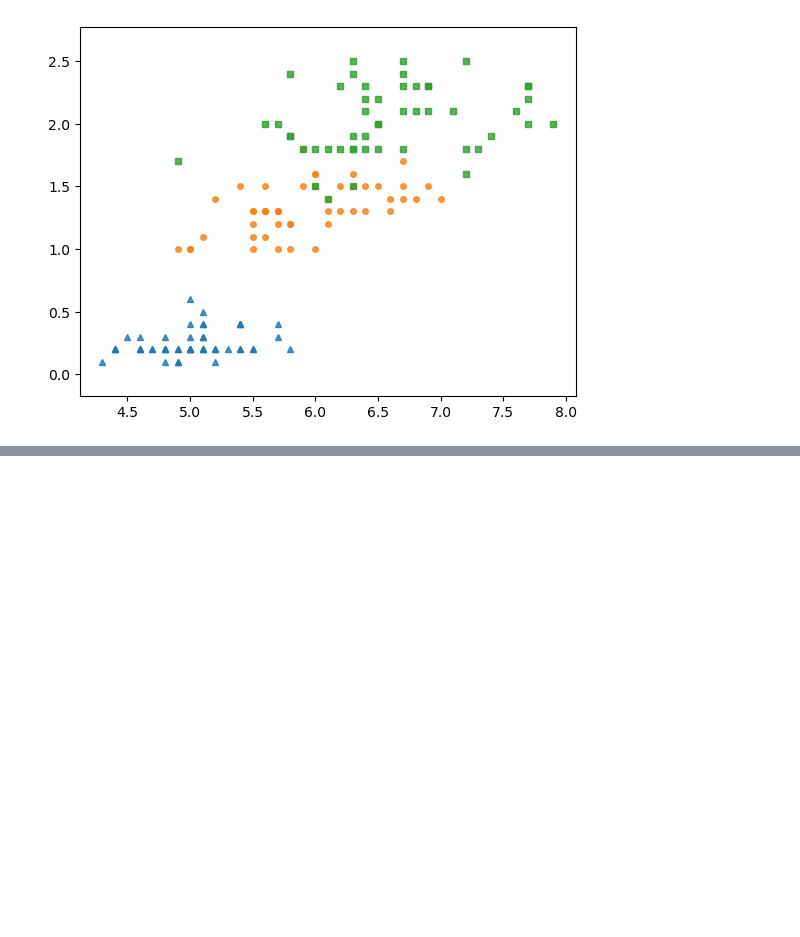
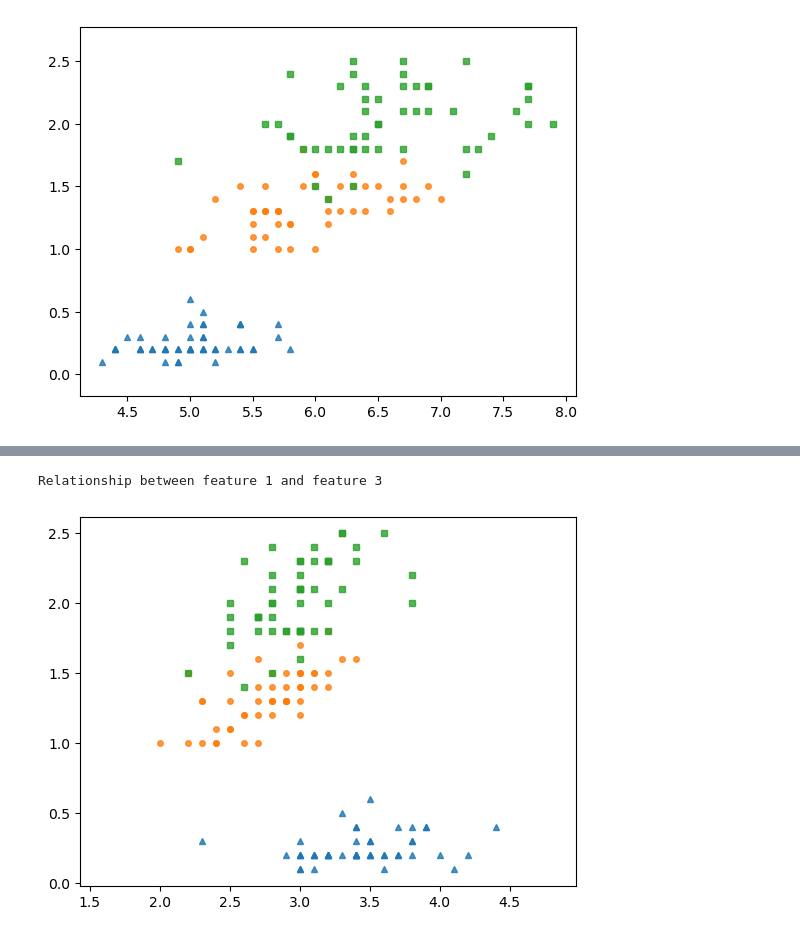
Before and after one commit to TaQuangKhoi/He-thong-thong-tin-thong-minh, a Jupyter notebook: 16-Jun-2023 - KNN - Iris.ipynb, the cells around one changed output, grey strips where cells are left out. Cells and saved outputs as stored; diff of their text form; code cells hidden in the pictures; blank space fills up the shorter version.

```diff
--- a/16-Jun-2023 - KNN - Iris.ipynb
+++ b/16-Jun-2023 - KNN - Iris.ipynb
@@ -172,0 +187,7 @@ Relationship between feature 0 and feature 3
+# %%
+print("Relationship between feature 1 and feature 3")
+features_1_3 = iris_features[:, [1, 3]]
+classes_display(features_1_3, iris_target)
+# %% [output]
+Relationship between feature 1 and feature 3
+[figure, added]
```
Also changed, not shown: parts of 5 cells of this notebook.
